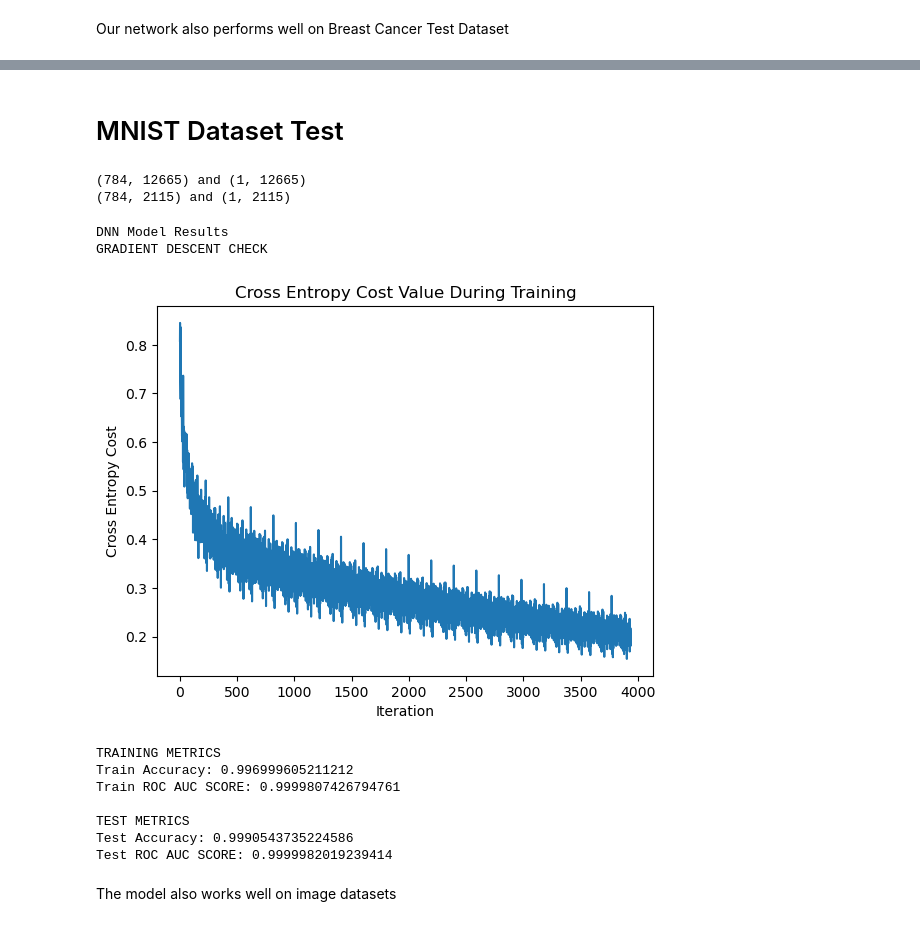
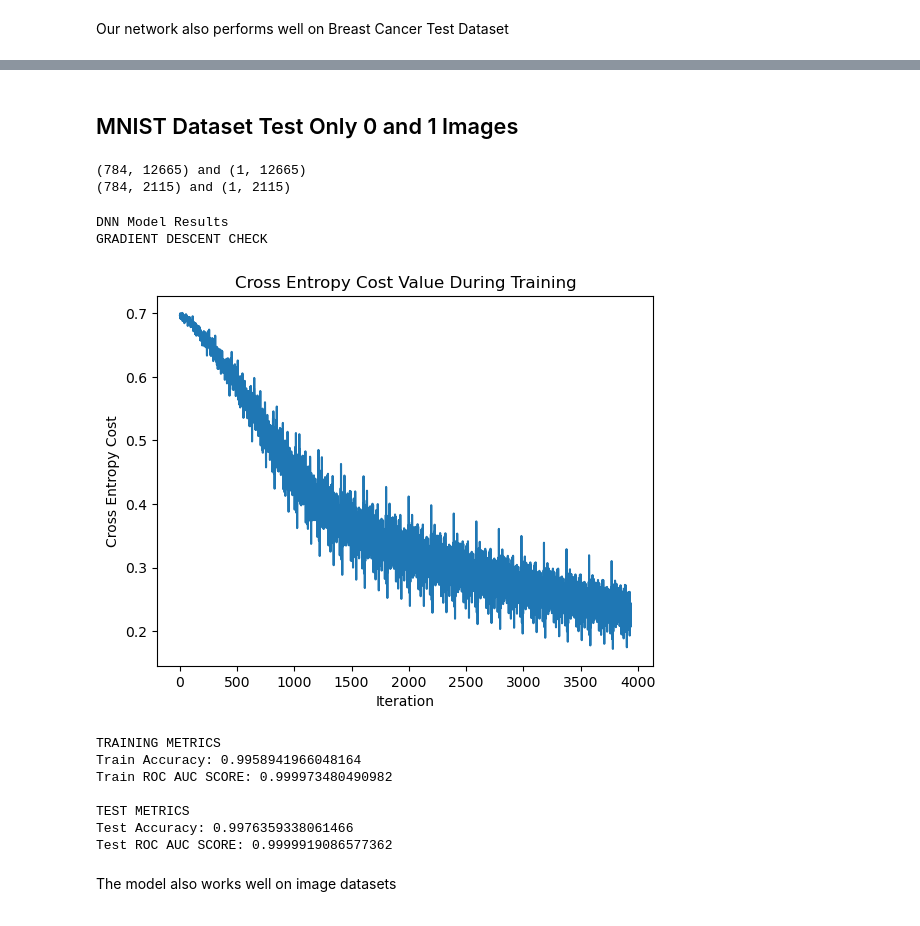
Before and after one commit to enesozeren/machine_learning_from_scratch, a Jupyter notebook: neural_networks/modelling_examples.ipynb, the cells around one changed output, grey strips where cells are left out. Drawn from its saved outputs; the diff is of its cells as text; code cells hidden in the pictures.

```diff
--- a/neural_networks/modelling_examples.ipynb
+++ b/neural_networks/modelling_examples.ipynb
@@ -20,7 +16,7 @@ To enable the following instructions: SSE4.1 SSE4.2, in other operations, rebuil
 # %% [markdown]
 ## Function to evaluate the model
 # %%
-def dnn_model_results(model, X_train, Y_train, X_test, Y_test):
+def binary_dnn_model_results(model, X_train, Y_train, X_test, Y_test):
 
     print("DNN Model Results")
 
@@ -220,5 +216,5 @@ Test ROC AUC SCORE: 0.9941041598427777
 # %% [markdown]
-# MNIST Dataset Test
+## MNIST Dataset Test Only 0 and 1 Images
 # %%
 # load dataset
 (X_train, Y_train), (X_test, Y_test) = mnist.load_data()
@@ -253,18 +249,18 @@ print(f"{X_test_std.shape} and {Y_test.shape}")
 model = DNN()
 model.train(X_train=X_train_std, Y_train=Y_train, layer_dims=[500, 200, 100, 10, 1], epoch=20)
 # %%
-dnn_model_results(model, X_train_std, Y_train, X_test_std, Y_test)
+binary_dnn_model_results(model, X_train_std, Y_train, X_test_std, Y_test)
 # %% [output]
 DNN Model Results
 GRADIENT DESCENT CHECK
-[figure, old version]
+[figure, new version]
 TRAINING METRICS
-Train Accuracy: 0.996999605211212
-Train ROC AUC SCORE: 0.9999807426794761
+Train Accuracy: 0.9958941966048164
+Train ROC AUC SCORE: 0.999973480490982
 
 TEST METRICS
-Test Accuracy: 0.9990543735224586
-Test ROC AUC SCORE: 0.9999982019239414
+Test Accuracy: 0.9976359338061466
+Test ROC AUC SCORE: 0.9999919086577362
 # %% [markdown]
 The model also works well on image datasets
 # %%
```
Also changed, not shown: parts of 17 cells of this notebook, 1 other file.
